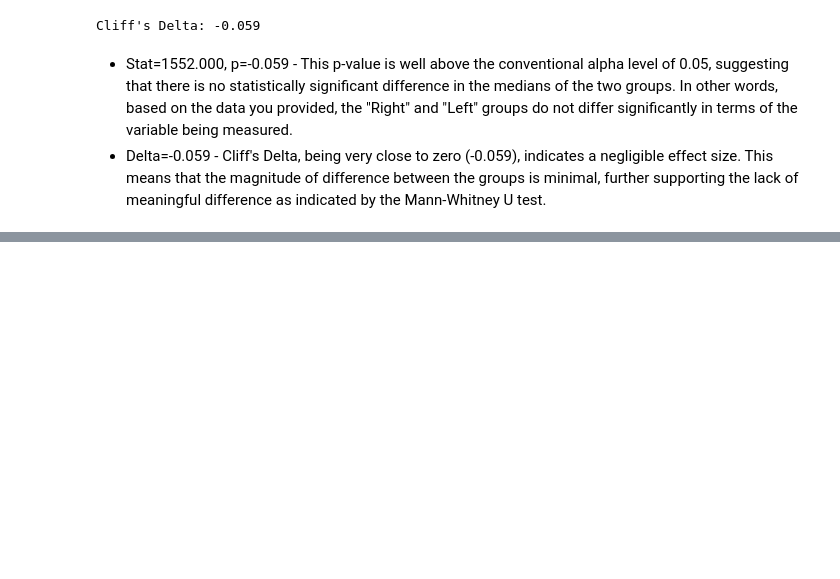
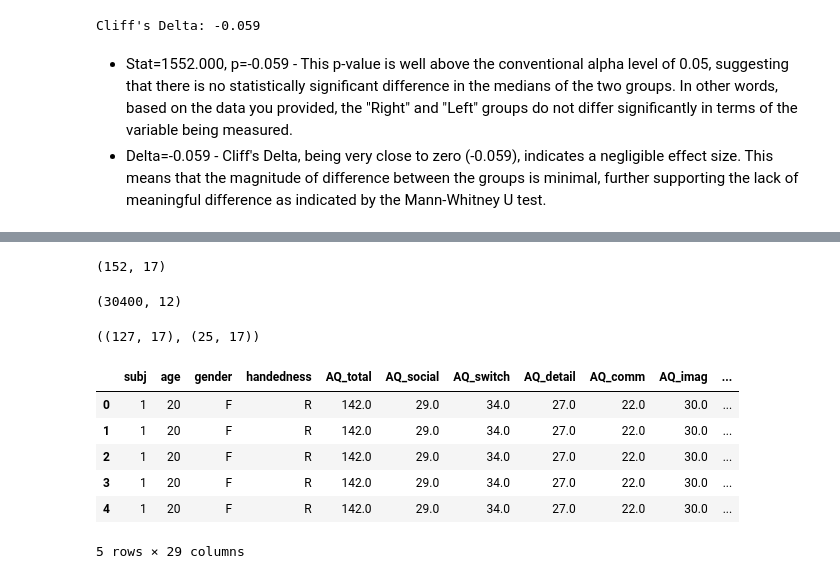
Before and after one commit to maynaS/Predictability-and-Autistic-Traits, a Jupyter notebook: Extra.ipynb, the cells around one changed output, grey strips where cells are left out. Drawn from its saved outputs; the diff is of its cells as text; code cells hidden in the pictures; blank space fills up the shorter version.

```diff
--- a/Extra.ipynb
+++ b/Extra.ipynb
@@ -224,0 +227,37 @@ Cliff's Delta: -0.059
+# %%
+DATA_FOLDER = 'data'
+RESULTS_FOLDER = 'results/Extras/'
+GAMBLING_TASK = 'GamblingTask'
+QUESTIONNAIRE = 'QuestionnaireData.csv'
+
+num_participants = 164
+remove_ids = [97, 105, 117, 36, 44, 90, 93, 95, 106, 134, 136, 155]
+
+subject_ids = [i for i in range(1, num_participants + 1) if i not in remove_ids]
+# %%
+questionnaire_data = pd.read_csv(f'{DATA_FOLDER}/{QUESTIONNAIRE}')
+questionnaire_data = questionnaire_data[~questionnaire_data['subj'].isin(remove_ids)]
+questionnaire_data.reset_index(drop=True, inplace=True)
+questionnaire_data.shape
+# %% [output]
+(152, 17)
+# %%
+# Read data for each participant and combine into a single dataframe
+gambling_task_data = pd.DataFrame()
+
+for subject_id in subject_ids:
+    file_name = f"gambling_ppn{'0' + str(subject_id) if subject_id < 10 else str(subject_id)}.rtd"
+    file_path = join(DATA_FOLDER, GAMBLING_TASK, file_name)
+    temp_df = pd.read_csv(file_path, sep="\t", header=0)
+    gambling_task_data = pd.concat([gambling_task_data, temp_df], ignore_index=True)
+gambling_task_data.shape
+# %% [output]
+(30400, 12)
+# %%
+# get preference for most right deck chosen (r=4) for right handed participants (questionnaire_data['handedness']='R')
+right_handed = questionnaire_data[questionnaire_data['handedness'] == 'R']
+left_handed = questionnaire_data[questionnaire_data['handedness'] == 'L']
+# questionnaire_data.shape
+right_handed.shape, left_handed.shape
+# %% [output]
+((127, 17), (25, 17))
@@ -224,0 +272,11 @@ Cliff's Delta: -0.059
+# %%
+merged_data_right = right_handed.merge(gambling_task_data, left_on='subj', right_on='ppnr')
+merged_data_right.head()
+# %% [output]
+|  | subj | age | gender | handedness | AQ_total | AQ_social | AQ_switch | AQ_detail | AQ_comm | AQ_imag | ... |
+| 0 | 1 | 20 | F | R | 142.0 | 29.0 | 34.0 | 27.0 | 22.0 | 30.0 | ... |
+| 1 | 1 | 20 | F | R | 142.0 | 29.0 | 34.0 | 27.0 | 22.0 | 30.0 | ... |
+| 2 | 1 | 20 | F | R | 142.0 | 29.0 | 34.0 | 27.0 | 22.0 | 30.0 | ... |
+| 3 | 1 | 20 | F | R | 142.0 | 29.0 | 34.0 | 27.0 | 22.0 | 30.0 | ... |
+| 4 | 1 | 20 | F | R | 142.0 | 29.0 | 34.0 | 27.0 | 22.0 | 30.0 | ... |
+5 rows × 29 columns
```
Also changed, not shown: parts of 9 cells of this notebook, 2 other files.
